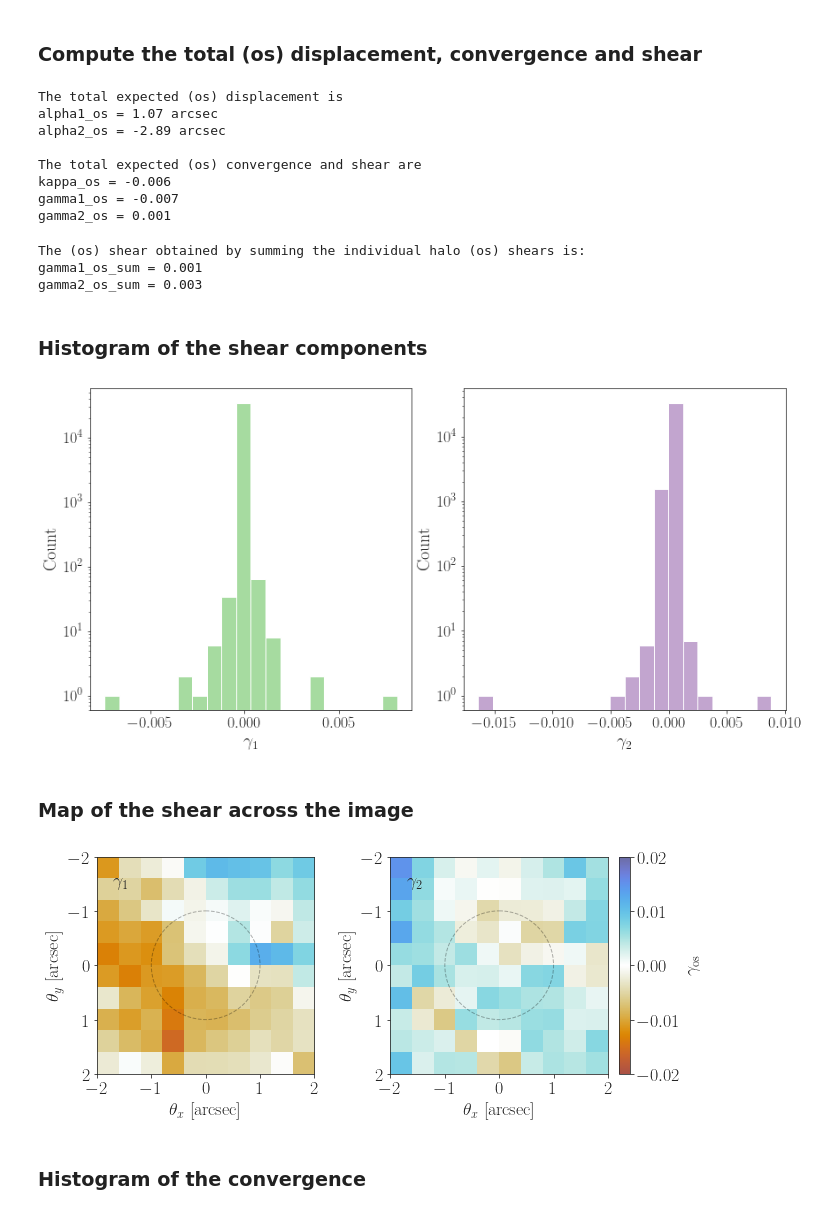
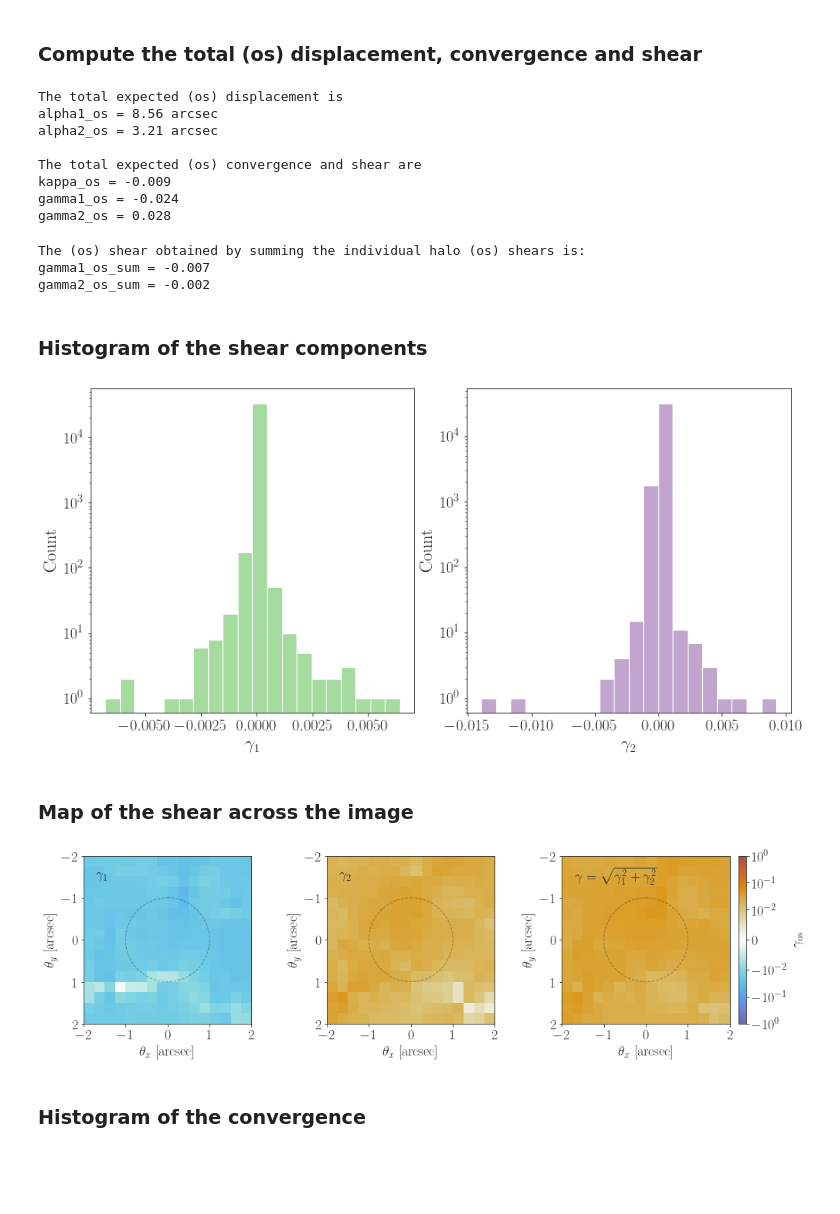
Before and after one commit to nataliehogg/los_proof_of_concept, a Jupyter notebook: distributed_haloes_generation.ipynb, the cells around one changed output. Saved outputs shown, nothing was run; the diff lists cells and outputs as text; code cells hidden in the pictures; blank space fills up the shorter version.

```diff
--- a/distributed_haloes_generation.ipynb
+++ b/distributed_haloes_generation.ipynb
@@ -213,7 +213,7 @@ theta_E = 1 # 1.0 # arcsec
 # %%
 # mass limits in log space
 lower_mass_limit = 8
-upper_mass_limit = 13
+upper_mass_limit = 15 # this was 13: check with Pierre what he actually used for the paper bc we write 15
 
 # define the mass range
 mass_range = np.logspace(lower_mass_limit, upper_mass_limit, num=1000) # [MSun/h]
@@ -530,13 +530,13 @@ gamma1_os = {:.3f}\n\
 gamma2_os = {:.3f}".format(kappa_os, gamma1_os, gamma2_os))
 # %% [output]
 The total expected (os) displacement is
-alpha1_os = 1.07 arcsec
-alpha2_os = -2.89 arcsec
+alpha1_os = 8.56 arcsec
+alpha2_os = 3.21 arcsec
 
 The total expected (os) convergence and shear are
-kappa_os = -0.006
-gamma1_os = -0.007
-gamma2_os = 0.001
+kappa_os = -0.009
+gamma1_os = -0.024
+gamma2_os = 0.028
 # %%
 # Compare with the shear obtained from the sum of individual shears
 
@@ -547,8 +547,8 @@ gamma1_os_sum = {:.3f}\n\
 gamma2_os_sum = {:.3f}".format(gamma1_os_sum, gamma2_os_sum))
 # %% [output]
 The (os) shear obtained by summing the individual halo (os) shears is:
-gamma1_os_sum = 0.001
-gamma2_os_sum = 0.003
+gamma1_os_sum = -0.007
+gamma2_os_sum = -0.002
 # %% [markdown]
 ### Histogram of the shear components
 # %%
@@ -563,64 +563,84 @@ for a, g, c in zip(ax, [gamma1_ohs, gamma2_ohs], [green[0], purple[0]]):
 plt.savefig(outpath + job_name + '_gamma_os_histogram.pdf', dpi=300, bbox_inches='tight', transparent=True)
 plt.show()
 # %% [output]
-[figure, old version]
+[figure, new version]
 # %% [markdown]
 ### Map of the shear across the image
 # %%
-theta1 = np.linspace(-2.0, 2.0, 10) # takes about 7 mins to do this size array
-theta2 = np.linspace(2.0, -2.0, 10)
+theta1 = np.linspace(-2.0, 2.0, 16) # takes about 7 mins to do a size 10 array
+theta2 = np.linspace(2.0, -2.0, 16)
 # %%
 map_array_g1 = np.empty((theta1.size, theta2.size))
 map_array_g2 = np.empty((theta1.size, theta2.size))
 
 for i in tqdm(range(theta1.size)):
-    for j in tqdm(range(theta2.size)):
+    for j in range(theta2.size):
         g = mp_os_lens_model.gamma(x=theta1[i], y=theta2[j], kwargs=kwargs_lens)
         map_array_g1[i,j] = float(g[0])
         map_array_g2[i,j] = float(g[1])
+# %%
+map_array_combined = np.sqrt(map_array_g1**2. + map_array_g2**2.)
 # %%
 einstein_ring1 = plt.Circle((0, 0), theta_E, color='k', ls='--', fill=False, alpha=0.3)
 einstein_ring2 = plt.Circle((0, 0), theta_E, color='k', ls='--', fill=False, alpha=0.3)
+einstein_ring3 = plt.Circle((0, 0), theta_E, color='k', ls='--', fill=False, alpha=0.3)
 
-fig, ax = plt.subplots(1, 2, figsize=(10, 4), sharex=False, sharey=False)
+fig, ax = plt.subplots(1, 3, figsize=(16, 4), sharex=False, sharey=False)
 
-cmap = cmr.prinsenvlag
-vmin = -0.02
-vmax = 0.02
+cmap = cmr.prinsenvlag_r
+vmin = -1.0
+vmax = 1.0
 
 bar1 = ax[0].imshow(map_array_g1, extent=(theta1[0], theta1[-1], theta2[0], theta2[-1]),
-             origin='lower',
-             cmap = cmap,
-             vmin=vmin, vmax=vmax)
+                    origin='lower',
+                    norm=colors.SymLogNorm(linthresh=0.01, vmin=vmin, vmax=vmax),
+                    cmap = cmap)#,
+                    #vmin=vmin, vmax=vmax)
 
 ax[0].add_patch(einstein_ring1)
 
 g1_text = offsetbox.AnchoredText('$\gamma_1$', loc=2, frameon=False)
 ax[0].add_artist(g1_text)
 
 ax[0].set_xlabel(r'$\theta_x$ [arcsec]')
 ax[0].set_ylabel(r'$\theta_y$ [arcsec]')
 
 bar2 = ax[1].imshow(map_array_g2, extent=(theta1[0], theta1[-1], theta2[0], theta2[-1]),
-             origin='lower',
-             cmap = cmap,
-             vmin=vmin, vmax=vmax)
+                    origin='lower',
+                    norm=colors.SymLogNorm(linthresh=0.01, vmin=vmin, vmax=vmax),
+                    cmap = cmap)#,
+                    #vmin=vmin, vmax=vmax)
 
 ax[1].add_patch(einstein_ring2)
 
 g2_text = offsetbox.AnchoredText('$\gamma_2$', loc=2, frameon=False)
 ax[1].add_artist(g2_text)
 
 ax[1].set_xlabel(r'$\theta_x$ [arcsec]')
 ax[1].set_ylabel(r'$\theta_y$ [arcsec]')
 
-colorbar(bar2, r'$\gamma_{\rm os}$', 'vertical')
+bar3 = ax[2].imshow(map_array_combined, extent=(theta1[0], theta1[-1], theta2[0], theta2[-1]),
+                    origin='lower',
+                    norm=colors.SymLogNorm(linthresh=0.01, vmin=vmin, vmax=vmax),
+                    cmap = cmap)#,
+                    #vmin=vmin, vmax=vmax)
 
-plt.savefig(outpath + job_name + '_gamma_os_map.pdf', dpi=300, bbox_inches='tight', transparent=True)
+ax[2].add_patch(einstein_ring3)
+
+g3_text = offsetbox.AnchoredText(r'$\gamma = \sqrt{\gamma_1^2 + \gamma_2^2}$', loc=2, frameon=False)
+ax[2].add_artist(g3_text)
+
+ax[2].set_xlabel(r'$\theta_x$ [arcsec]')
+ax[2].set_ylabel(r'$\theta_y$ [arcsec]')
+
+colorbar(bar3, r'$\gamma_{\rm os}$', 'vertical')
+
+plt.savefig(outpath + job_name + '_gamma_os_map_16_log_combined.pdf',
+            dpi=300, bbox_inches='tight', transparent=True)
 
 plt.show()
 # %% [output]
-[figure, old version]
+[figure, new version]
 # %% [markdown]
 ### Histogram of the convergence
 # %%
```
Also changed, not shown: parts of 9 cells of this notebook.
